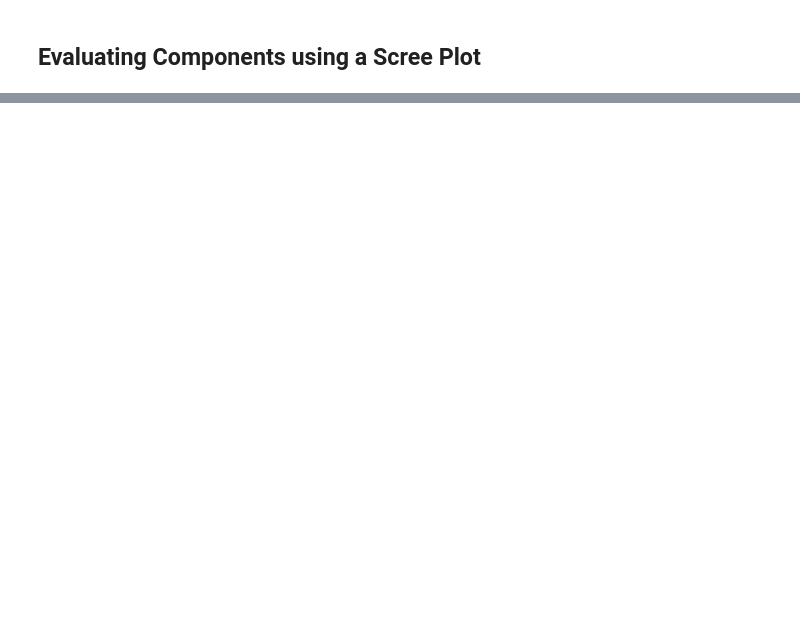
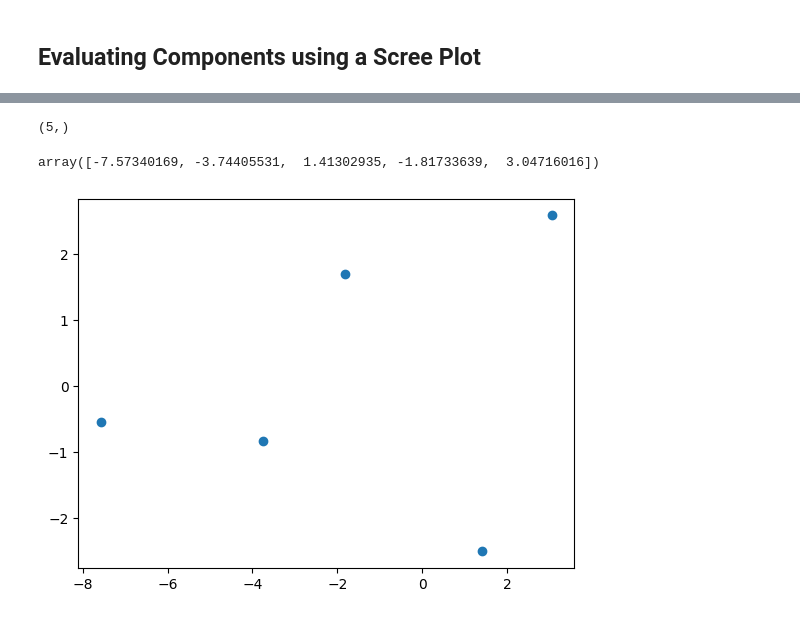
Before and after one commit to hypergalois/MachineFailurePrediction, a Jupyter notebook: 3.Preprocessing.ipynb, the cells around one changed output, grey strips where cells are left out. Saved outputs shown, nothing was run; the diff lists cells and outputs as text; code cells hidden in the pictures; blank space fills up the shorter version.

```diff
--- a/3.Preprocessing.ipynb
+++ b/3.Preprocessing.ipynb
@@ -33,0 +95,13 @@ plt.show()
+# %%
+fit_pca[5].transform(scaled_data)[0].shape
+# %% [output]
+(5,)
+# %%
+fit_pca[5].transform(scaled_data)[0]
+# %% [output]
+array([-7.57340169, -3.74405531,  1.41302935, -1.81733639,  3.04716016])
+# %%
+plt.plot(fit_pca[5].transform(scaled_data)[0], fit_pca[5].transform(scaled_data)[1], 'o')
+plt.show()
+# %% [output]
+[figure, added]
```
Also changed, not shown: parts of 18 cells of this notebook.
